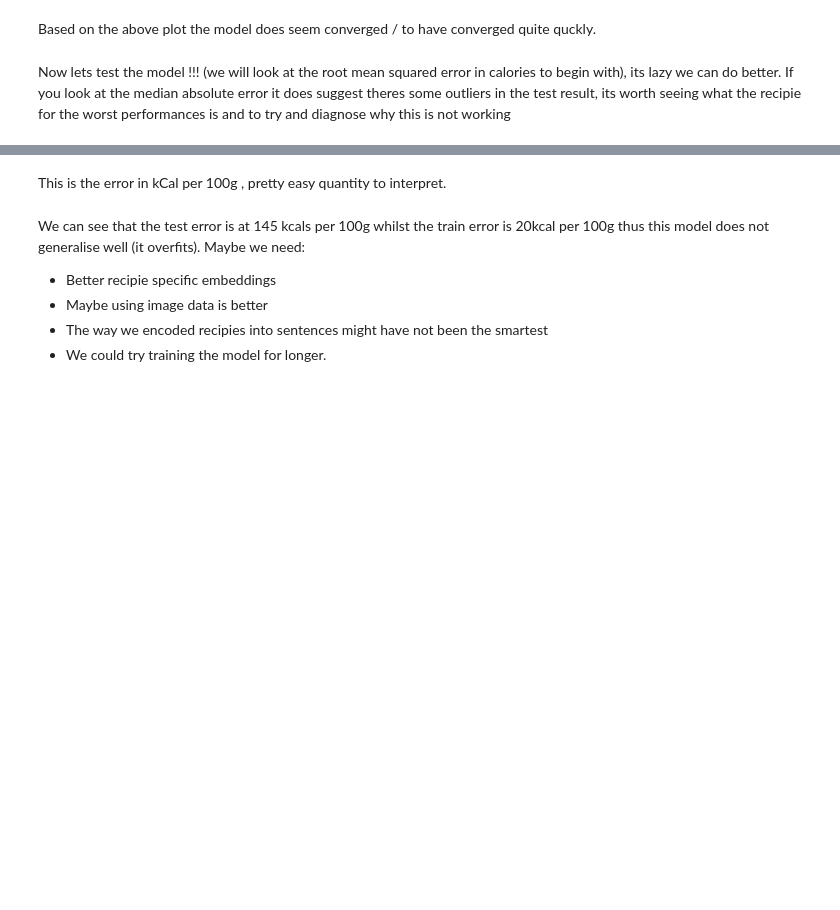
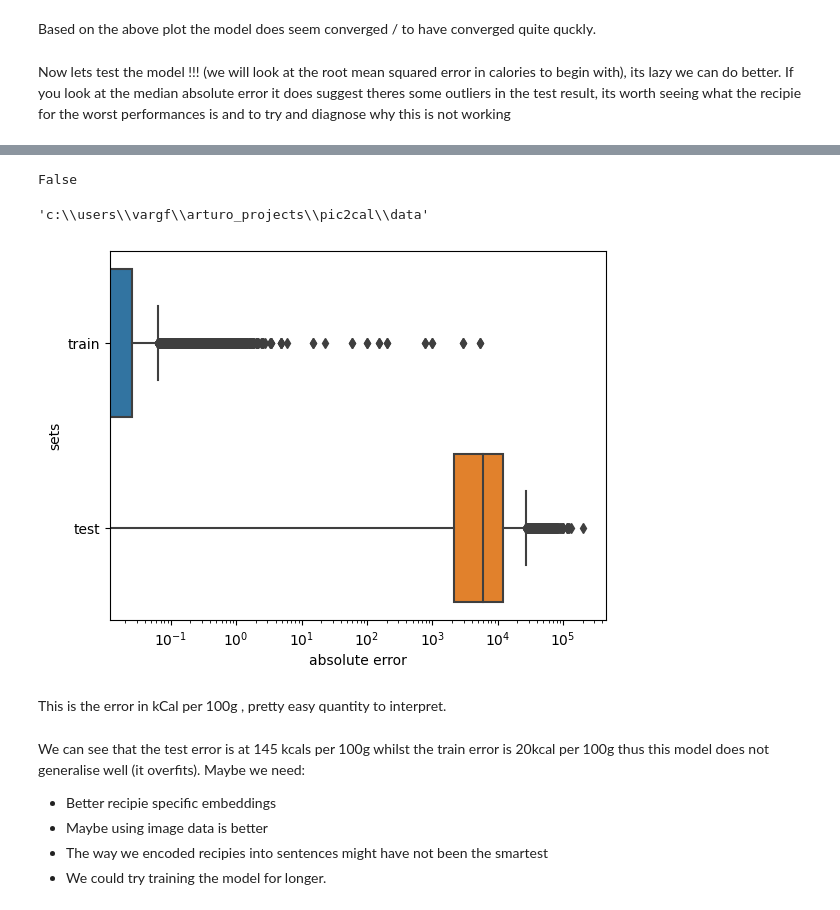
Before and after one commit to VargArturo/pic2cal, a Jupyter notebook: notebooks/RegressionNetworkKeras-clean-version.ipynb, the cells around one changed output, grey strips where cells are left out. Saved outputs shown, nothing was run; the diff lists cells and outputs as text; code cells hidden in the pictures; blank space fills up the shorter version.

```diff
--- a/notebooks/RegressionNetworkKeras-clean-version.ipynb
+++ b/notebooks/RegressionNetworkKeras-clean-version.ipynb
@@ -228,3 +236,20 @@ if not retrieval:
 Based on the above plot the model does seem converged / to have converged quite quckly.
 # %% [markdown]
 Now lets test the model !!! (we will look at the root mean squared error in calories to begin with), its lazy we can do better. If you look at the median absolute error it does suggest theres some outliers in the test result, its worth seeing what the recipie for the worst performances is and to try and diagnose why this is not working
+# %%
+save = True
+print(retrieval)
+
+
+retrieval_mode = f"mlp_{lr}"  if not retrieval else  "knn"
+
+train_file = path.join(data_path, f"regr_{retrieval_mode}_predictions_train_val_best.npz")
+test_file = path.join(data_path, f"regr_{retrieval_mode}_predictions_test_val_best.npz")
+val_file = path.join(data_path, f"regr_{retrieval_mode}_predictions_validation_val_best.npz")
+
+if save:
+
+    save_np_data(train_file, vec_X_train, regr.predict(vec_X_train))
+    save_np_data(test_file, vec_X_test, regr.predict(vec_X_test))
+    save_np_data(val_file, vec_X_val, regr.predict(vec_X_val))
+print(retrieval_mode)
@@ -231,5 +363,9 @@ Now lets test the model !!! (we will look at the root mean squared error in calo
+# %%
+pred_X_train, pred_y_train = load_np_data(train_file)
+pred_X_test, pred_y_test = load_np_data(test_file)
+pred_X_val, pred_y_val = load_np_data(val_file)
 # %%
-delta_test= regr.predict(vec_X_test) - y_test[:smaller].flatten()
+delta_test= pred_y_test - y_test[:].flatten()
 print(delta_test.shape)
 rmse_test = np.sqrt(np.mean((delta_test) ** 2))
 rmae_test = np.sqrt(np.median((delta_test) ** 2))
@@ -241,9 +377,10 @@ rmse_test, rmae_test
 # %%
-delta_train = regr.predict(vec_X_train) - y_train[:smaller].flatten()
+delta_train = pred_y_train - y_train[:].flatten()
 print(delta_train.shape)
 rmse_train = np.sqrt(np.mean((delta_train) ** 2))
 rmae_train = np.sqrt(np.median((delta_train) ** 2))
+mae_train = np.median(np.abs(delta_train))
 
-rmse_train, rmae_train
+rmse_train, rmae_train, mae_train
 # %% [output]
 (35866,)
@@ -260,0 +402,4 @@ rmse_validation, rmae_validation
+# %%
+retrieval
+# %% [output]
+False
@@ -261,17 +408,30 @@ rmse_validation, rmae_validation
+# %%
+pwd
+# %% [output]
+'c:\\users\\vargf\\arturo_projects\\pic2cal\\data'
 # %%
+# !pip install seaborn
+# !pip install pandas==1.3.0
 import seaborn as sns
 import pandas as pd
 
 
-labels = ["train absolute error dist"] * len(delta_train) + ["test absolute error"] * len(delta_test)
+labels = ["train"] * len(delta_train) + ["test"] * len(delta_test)
 rmse_train_all = list(np.abs(delta_train)) + list(np.abs(delta_test))
 
 df = pd.DataFrame({
-    "rmse": rmse_train_all,
-    "labels": labels
+    "absolute error": rmse_train_all,
+    "sets": labels
 })
 
-sns.boxplot(data=df, x="rmse", y="labels")
+ax = sns.boxplot(data=df, x="absolute error", y="sets")
+ax.set_xscale('log')
+fig = ax.get_figure()
+#saving graph 2
+
+fig.savefig(f"plot2_{retrieval_mode}.png")
+# %% [output]
+[figure, added]
 # %% [markdown]
 This is the error in kCal per 100g , pretty easy quantity to interpret.
 # %% [markdown]
```
Also changed, not shown: parts of 57 cells of this notebook.
